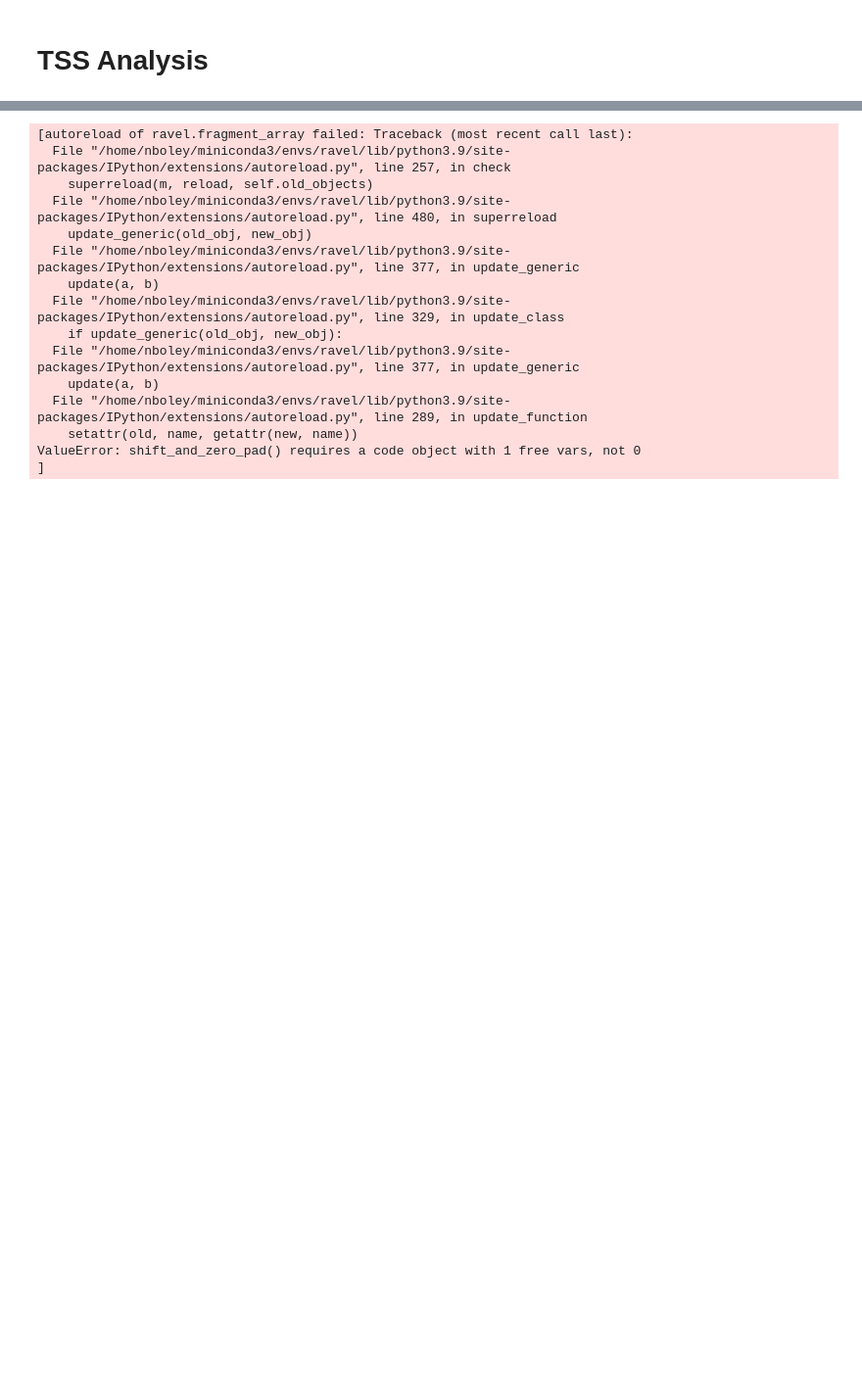
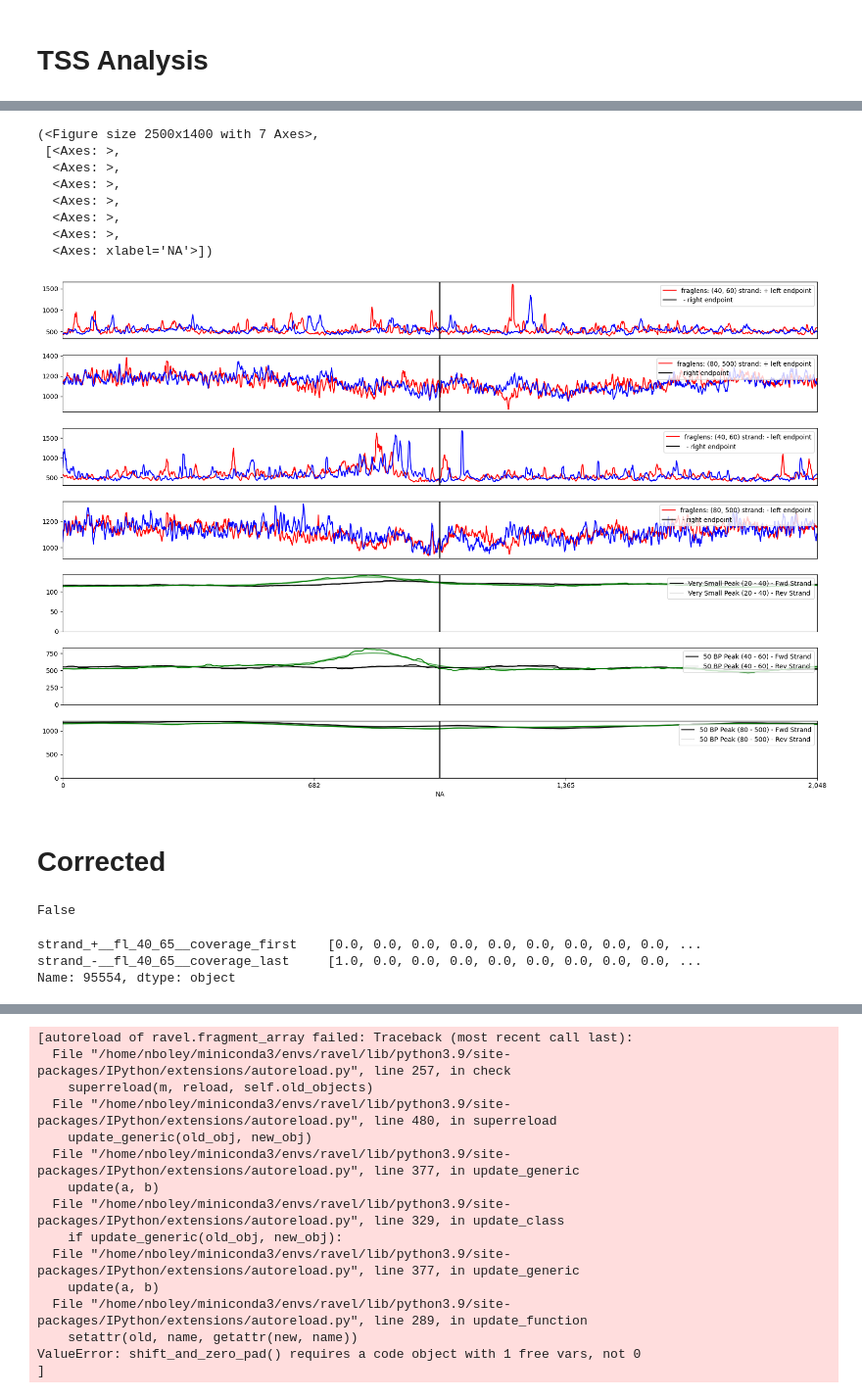
Before and after one commit to nboley/fragmentomics_tools, a Jupyter notebook: notebooks/karius/MVP_TSS_analysis.ipynb, the cells around one changed output, grey strips where cells are left out. Shown at 98% size. Drawn from its saved outputs; the diff is of its cells as text; code cells hidden in the pictures; blank space fills up the shorter version.

```diff
--- a/notebooks/karius/MVP_TSS_analysis.ipynb
+++ b/notebooks/karius/MVP_TSS_analysis.ipynb
@@ -101,0 +166,16 @@ fa = merge_fragment_arrays(srdf.df.fragment_array)
+# %%
+fa = merge_fragment_arrays([x.drop_duplicate_fragments() for x in srdf.query("expression < 0.1").df.fragment_array])
+# %%
+make_tracks(fa).plot()
+# %% [output]
+(<Figure size 2500x1400 with 7 Axes>,
+ [<Axes: >,
+  <Axes: >,
+  <Axes: >,
+  <Axes: >,
+  <Axes: >,
+  <Axes: >,
+  <Axes: xlabel='NA'>])
+[figure, added]
+# %% [markdown]
+ # Corrected
@@ -101,0 +220,4 @@ fa = merge_fragment_arrays(srdf.df.fragment_array)
+# %%
+record = srdf.iloc[0]
+# %% [output]
+False
@@ -101,0 +230,6 @@ fa = merge_fragment_arrays(srdf.df.fragment_array)
+# %%
+tmp.iloc[0][columns]
+# %% [output]
+strand_+__fl_40_65__coverage_first    [0.0, 0.0, 0.0, 0.0, 0.0, 0.0, 0.0, 0.0, 0.0, ...
+strand_-__fl_40_65__coverage_last     [1.0, 0.0, 0.0, 0.0, 0.0, 0.0, 0.0, 0.0, 0.0, ...
+Name: 95554, dtype: object
```
Also changed, not shown: parts of 23 cells of this notebook, 8 other files.
